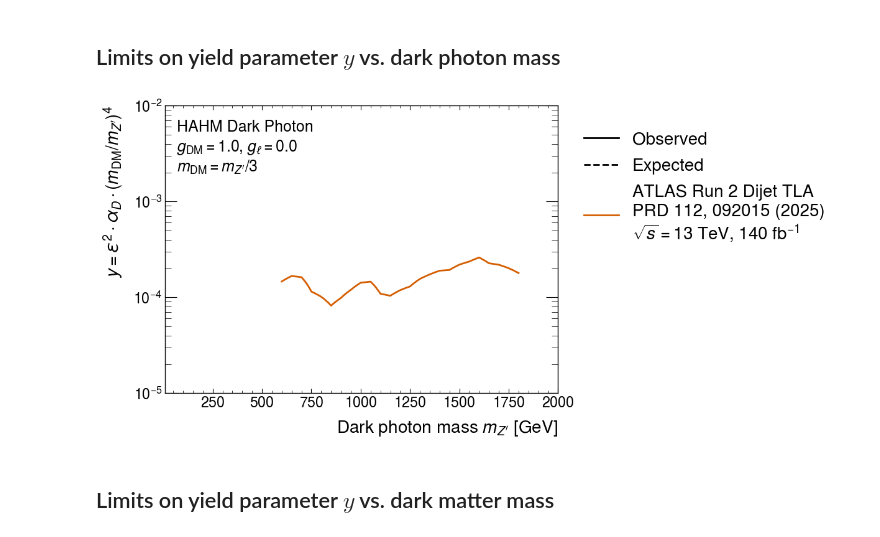
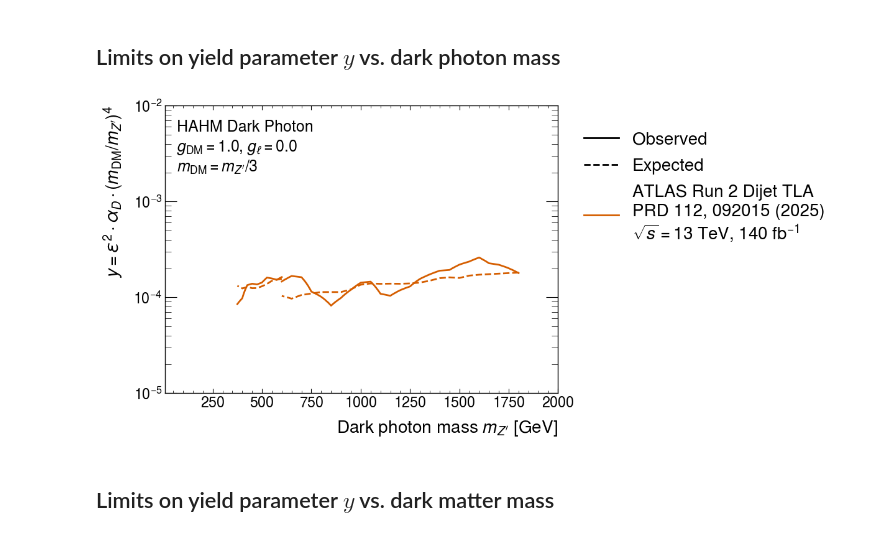
Before and after one commit to mamerl/DMWG-dark-photon-tools, a Jupyter notebook: plotting/dark_photon_summary_plots.ipynb, the cells around one changed output. Cells and saved outputs as stored; diff of their text form; code cells hidden in the pictures.

Commit message:
Finish adding J50 TLA dijet Run 2 limits

```diff
--- a/plotting/dark_photon_summary_plots.ipynb
+++ b/plotting/dark_photon_summary_plots.ipynb
@@ -19,7 +19,8 @@ from modules.dark_photon import calculate_epsilon, compute_yield_parameter
 inputs = [
     {
         "label": "ATLAS Run 2 Dijet TLA" + "\n" + "PRD 112, 092015 (2025)\n" + r"$\sqrt{s} = 13$ TeV, 140 fb$^{-1}$",
-        "input_file_observed": "../outputs/TLADijetRun2_J100_observed_darkPhoton.json",
+        "input_file_observed": ["../outputs/TLADijetRun2_J100_observed_darkPhoton.json", "../outputs/TLADijetRun2_J50_observed_darkPhoton.json"],
+        "input_file_expected": ["../outputs/TLADijetRun2_J100_expected_darkPhoton.json", "../outputs/TLADijetRun2_J50_expected_darkPhoton.json"],
     },
     # configure more inputs here as needed
 ]
@@ -74,33 +75,22 @@ for idx, input_cfg in enumerate(inputs):
     legend_labels.append(input_cfg["label"])
     legend_handles.append(plt.Line2D([], [], color=f"C{idx}", lw=2))
 
-    # load the data
-    with open(input_cfg["input_file_observed"], "r") as f:
-        data_dict = json.load(f)
+    for key, linestyle in [("input_file_observed", "-"), ("input_file_expected", "--")]:
+        for file in input_cfg[key]:
+            # load the data
+            with open(file, "r") as f:
+                data_dict = json.load(f)
 
-    # extract the observed dark photon limits
-    for mmed, y_lim in zip(data_dict["mmed"], data_dict["y_limit"]):
-        # plot the contours for the limit
-        ax.plot(
-            mmed,
-            y_lim,
-            color=f"C{idx}",
-            lw=2
-        )
-
-    # # do the same for the expected limits
-    # with open(input_cfg["input_file_expected"], "r") as f:
-    #     data_dict = json.load(f)
-
-    # for mmed, y_lim in zip(data_dict["mmed"], data_dict["y_limit"]):
-    #     # plot the contours for the limit
-    #     ax.plot(
-    #         mmed,
-    #         y_lim,
-    #         color=f"C{idx}",
-    #         linestyle="--",
-    #     )
-
+            # extract the observed dark photon limits
+            for mmed, y_lim in zip(data_dict["mmed"], data_dict["y_limit"]):
+                # plot the contours for the limit
+                ax.plot(
+                    mmed,
+                    y_lim,
+                    color=f"C{idx}",
+                    lw=2,
+                    linestyle=linestyle,
+                )
 
 # format the plot
 ax.set_yscale("log")
@@ -114,34 +104,34 @@ if annotate_plots:
     plot_reference_points(annotation_points, legend_handles, legend_labels, ax, benchmark_name)
     ax.set_ylim(bottom=1e-7)
 
 # add a legend
 ax.legend(
     handles=legend_handles,
     labels=legend_labels,
     bbox_to_anchor=(1.0, 1.0),
     loc="upper left",
     labelspacing=0.6,
     fontsize=20
 )
 
 # setup plot text
 plot_text = (
     benchmarks[benchmark_name]["name"] + "\n" +
     benchmarks[benchmark_name]["plot_parameters"]["coupling_label"] + "\n" +
     benchmarks[benchmark_name]["plot_parameters"]["mdm_label"]
 )
 _ = ax.text(
     0.03,
     0.95,
     plot_text,
     transform=ax.transAxes,
     fontsize=18,
     va='top',
     ha='left'
 )
 plt.savefig("../outputs/y_vs_mmed_summary_plot.pdf", bbox_inches='tight')
 # %% [output]
-[figure, old version]
+[figure, new version]
 # %% [markdown]
 ## Limits on yield parameter $y$ vs. dark matter mass
 # %%
```
Also changed, not shown: parts of 3 cells of this notebook, 4 other files.
